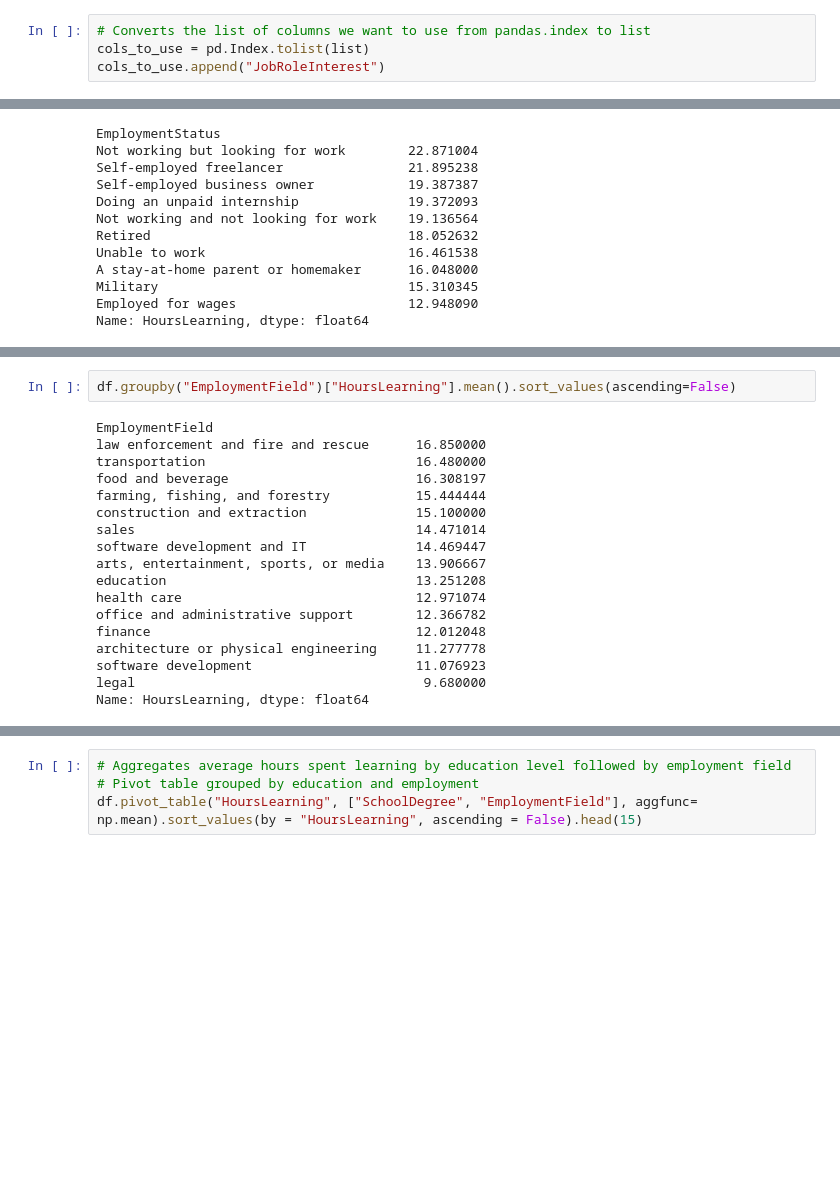
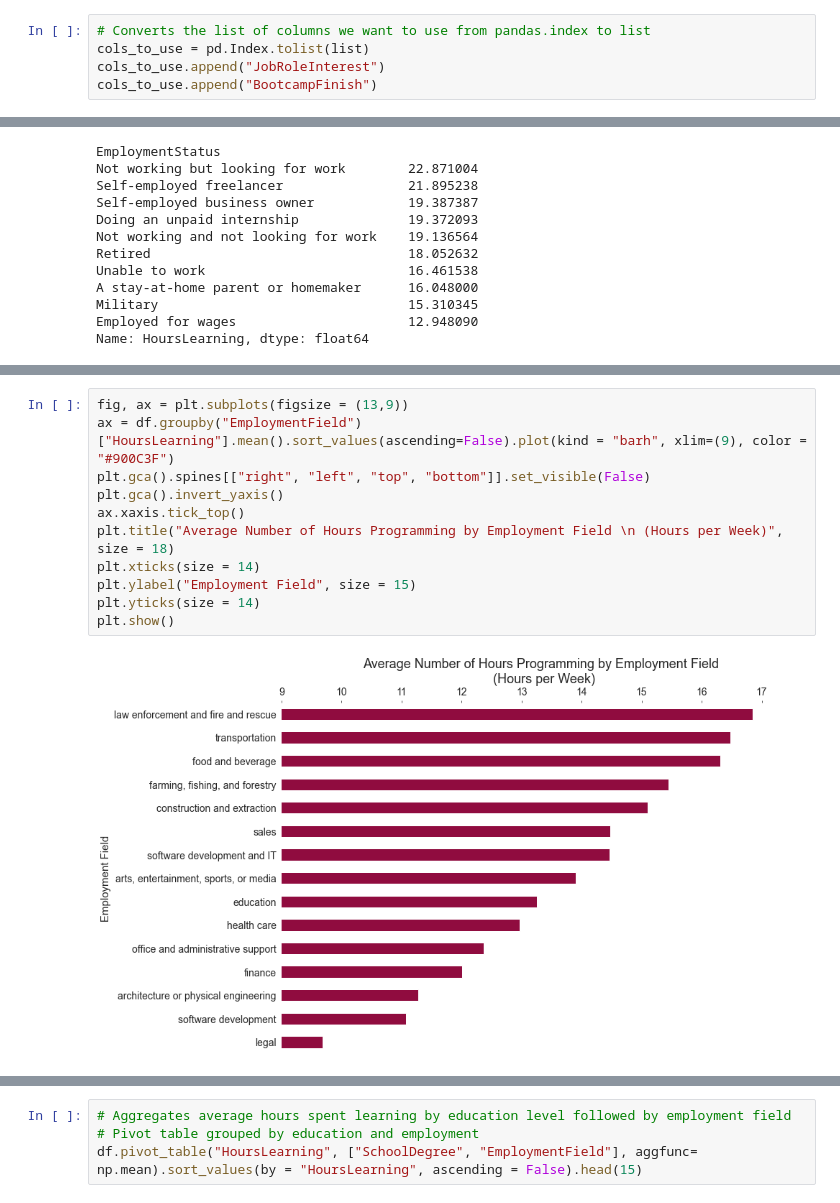
Before and after one commit to paul-trood/Portfolio-Best_Markets_for_Advertising, a Jupyter notebook: coding_survey.ipynb, the cells around one changed output, grey strips where cells are left out. Cells and saved outputs as stored; diff of their text form; blank space fills up the shorter version.

```diff
--- a/coding_survey.ipynb
+++ b/coding_survey.ipynb
@@ -182,6 +182,7 @@ Length: 63, dtype: float64
 # Converts the list of columns we want to use from pandas.index to list
 cols_to_use = pd.Index.tolist(list)
 cols_to_use.append("JobRoleInterest")
+cols_to_use.append("BootcampFinish")
 # %%
 # Isolates the dataframe down to only preferred columns
 csv = csv[cols_to_use]
@@ -880,23 +884,16 @@ plt.yticks(size = 14)
 plt.show()
 # %% [output]
 [figure]
-# %%
-df.groupby("EmploymentField")["HoursLearning"].mean().sort_values(ascending=False)
-# %% [output]
-EmploymentField
-law enforcement and fire and rescue      16.850000
-transportation                           16.480000
-food and beverage                        16.308197
-farming, fishing, and forestry           15.444444
-construction and extraction              15.100000
-sales                                    14.471014
-software development and IT              14.469447
-arts, entertainment, sports, or media    13.906667
-education                                13.251208
-health care                              12.971074
-office and administrative support        12.366782
-finance                                  12.012048
-architecture or physical engineering     11.277778
-software development                     11.076923
-legal                                     9.680000
-Name: HoursLearning, dtype: float64
+# %%
+fig, ax = plt.subplots(figsize = (13,9))
+ax = df.groupby("EmploymentField")["HoursLearning"].mean().sort_values(ascending=False).plot(kind = "barh", xlim=(9), color = "#900C3F")
+plt.gca().spines[["right", "left", "top", "bottom"]].set_visible(False)
+plt.gca().invert_yaxis()
+ax.xaxis.tick_top()
+plt.title("Average Number of Hours Programming by Employment Field \n (Hours per Week)", size = 18)
+plt.xticks(size = 14)
+plt.ylabel("Employment Field", size = 15)
+plt.yticks(size = 14)
+plt.show()
+# %% [output]
+[figure, added]
```
Also changed, not shown: parts of 29 cells of this notebook.
